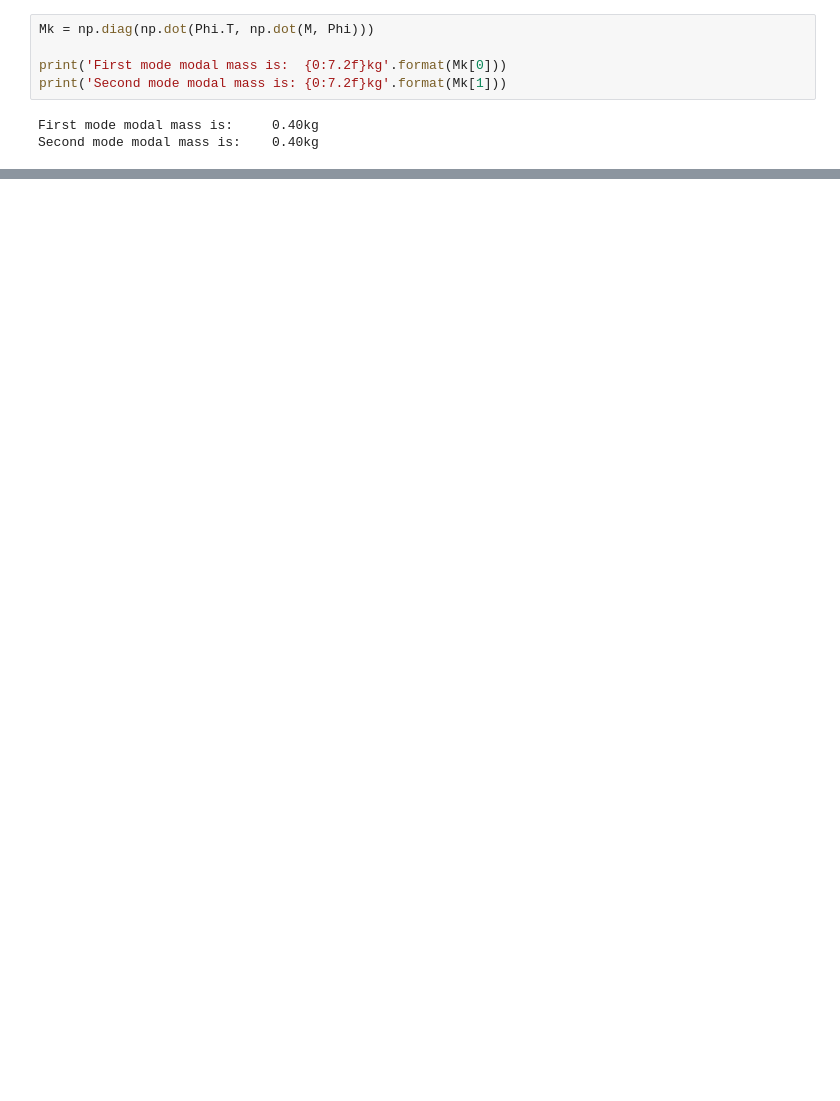
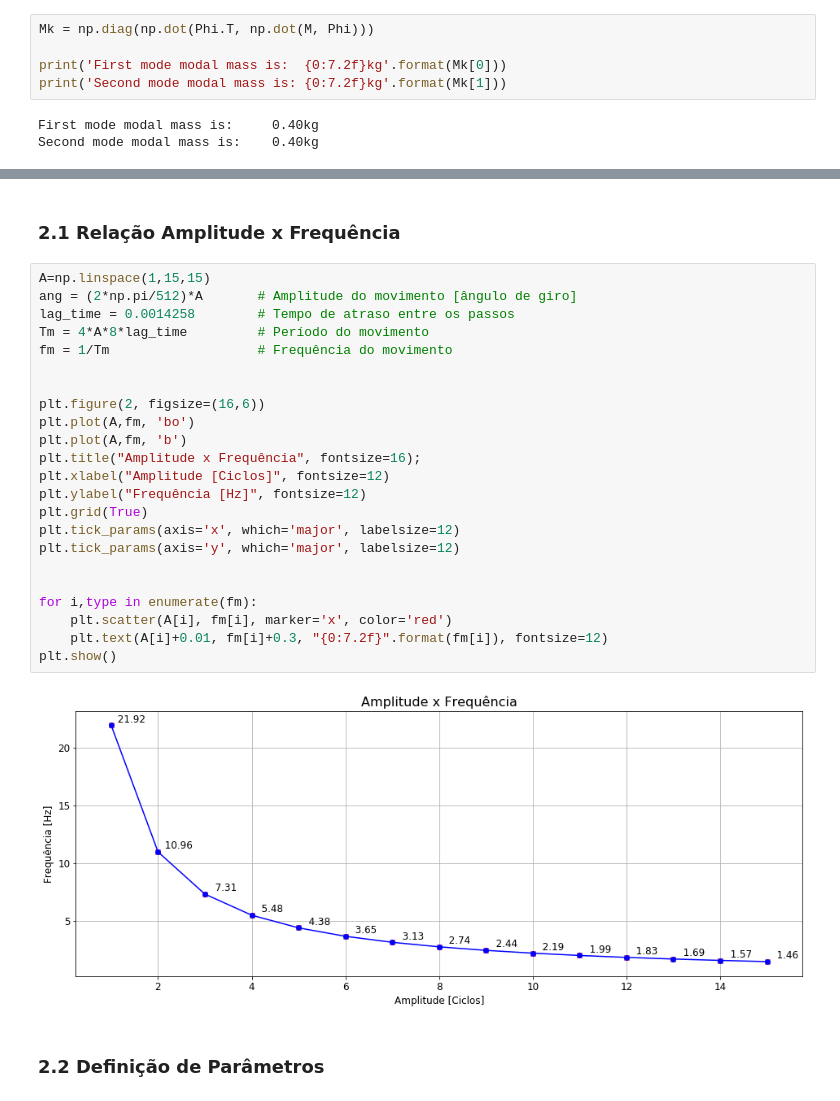
Before and after one commit to lucasborges-ec/FinalProject, a Jupyter notebook: FinalProject.ipynb, the cells around one changed output, grey strips where cells are left out. Drawn from its saved outputs; the diff is of its cells as text; blank space fills up the shorter version.

```diff
--- a/FinalProject.ipynb
+++ b/FinalProject.ipynb
@@ -110,0 +119,29 @@ O primeiro andar é excitado por uma força de impacto de intensidade F0 e frequ
+# %% [markdown]
+### 2.1 Relação Amplitude x Frequência
+# %%
+A=np.linspace(1,15,15)
+ang = (2*np.pi/512)*A       # Amplitude do movimento [ângulo de giro]
+lag_time = 0.0014258        # Tempo de atraso entre os passos
+Tm = 4*A*8*lag_time         # Período do movimento
+fm = 1/Tm                   # Frequência do movimento
+
+
+plt.figure(2, figsize=(16,6))
+plt.plot(A,fm, 'bo')
+plt.plot(A,fm, 'b')
+plt.title("Amplitude x Frequência", fontsize=16);
+plt.xlabel("Amplitude [Ciclos]", fontsize=12)
+plt.ylabel("Frequência [Hz]", fontsize=12)
+plt.grid(True)
+plt.tick_params(axis='x', which='major', labelsize=12)
+plt.tick_params(axis='y', which='major', labelsize=12)
+
+
+for i,type in enumerate(fm):
+    plt.scatter(A[i], fm[i], marker='x', color='red')
+    plt.text(A[i]+0.01, fm[i]+0.3, "{0:7.2f}".format(fm[i]), fontsize=12)
+plt.show()
+# %% [output]
+[figure, added]
+# %% [markdown]
+### 2.2 Definição de Parâmetros
```
Also changed, not shown: parts of 22 cells of this notebook.
